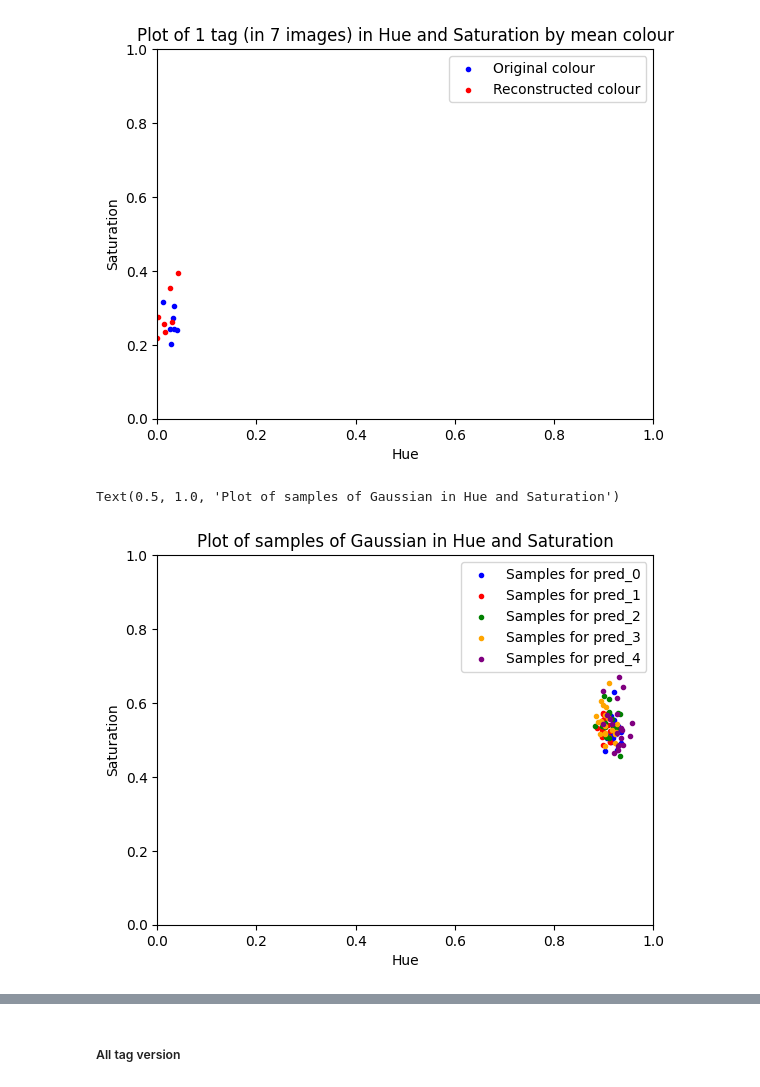
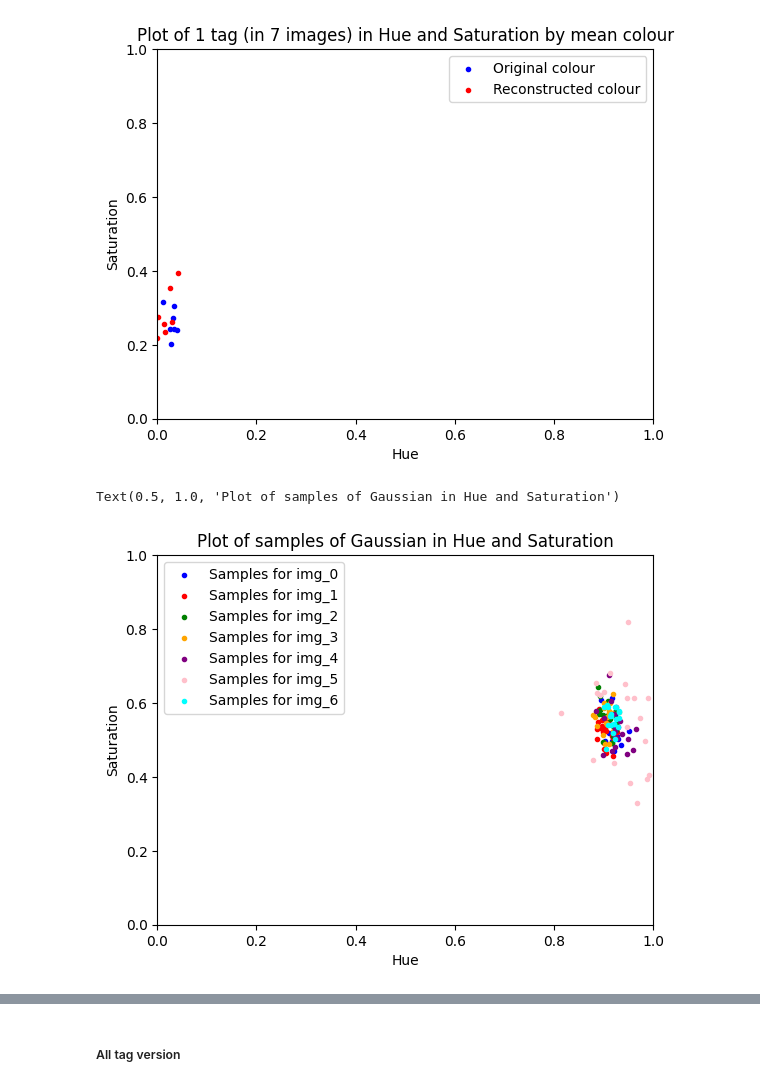
Before and after one commit to acb21kb/bumblebee-tags, a Jupyter notebook: open_files.ipynb, the cells around one changed output, grey strips where cells are left out. Cells and saved outputs as stored; diff of their text form; code cells hidden in the pictures.

```diff
--- a/open_files.ipynb
+++ b/open_files.ipynb
@@ -534,29 +560,32 @@ def getSamples(tagX: list, tagHessInv: list, n: int) -> np.array:
 # %%
 # originalHS = np.array([[h, s] for (h, _, s) in [colorsys.rgb_to_hls(x['Red'], x['Green'], x['Blue']) for index, x in onlyTag0.iterrows()]])
 # predHS = np.array([[h, s] for (h, _, s) in [colorsys.rgb_to_hls(c[0], c[1], c[2]) for c in tag0PredColours]])
 
 hsSamples = getSamples(tag0X, tag0HessInv, 0)
 hsSamples1 = getSamples(tag0X, tag0HessInv, 1)
 hsSamples2 = getSamples(tag0X, tag0HessInv, 2)
 hsSamples3 = getSamples(tag0X, tag0HessInv, 3)
 hsSamples4 = getSamples(tag0X, tag0HessInv, 4)
+hsSamples5 = getSamples(tag0X, tag0HessInv, 5)
+hsSamples6 = getSamples(tag0X, tag0HessInv, 6)
 
 ax = plt.axes()
 ax.set(xlim=(0, 1.0), ylim=(0, 1.0))
 
-plt.scatter(hsSamples[:, 0], hsSamples[:, 1], c='b', marker='.', label='Samples for pred_0')
-plt.scatter(hsSamples1[:, 0], hsSamples1[:, 1], c='r', marker='.', label='Samples for pred_1')
-plt.scatter(hsSamples2[:, 0], hsSamples2[:, 1], c='g', marker='.', label='Samples for pred_2')
-plt.scatter(hsSamples3[:, 0], hsSamples3[:, 1], c='orange', marker='.', label='Samples for pred_3')
-plt.scatter(hsSamples4[:, 0], hsSamples4[:, 1], c='purple', marker='.', label='Samples for pred_4')
-
+plt.scatter(hsSamples[:, 0], hsSamples[:, 1], c='b', marker='.', label='Samples for img_0')
+plt.scatter(hsSamples1[:, 0], hsSamples1[:, 1], c='r', marker='.', label='Samples for img_1')
+plt.scatter(hsSamples2[:, 0], hsSamples2[:, 1], c='g', marker='.', label='Samples for img_2')
+plt.scatter(hsSamples3[:, 0], hsSamples3[:, 1], c='orange', marker='.', label='Samples for img_3')
+plt.scatter(hsSamples4[:, 0], hsSamples4[:, 1], c='purple', marker='.', label='Samples for img_4')
+plt.scatter(hsSamples5[:, 0], hsSamples5[:, 1], c='pink', marker='.', label='Samples for img_5')
+plt.scatter(hsSamples6[:, 0], hsSamples6[:, 1], c='cyan', marker='.', label='Samples for img_6')
 plt.legend()
 plt.xlabel('Hue')
 plt.ylabel('Saturation')
 plt.title(label='Plot of samples of Gaussian in Hue and Saturation')
 # %% [output]
 Text(0.5, 1.0, 'Plot of samples of Gaussian in Hue and Saturation')
-[figure, old version]
+[figure, new version]
 # %%
 # Inverse Hessian can be used as covariance of the Gaussian
 covA = np.linalg.inv(tag0HessInv[0][2:5,2:5])
```
Also changed, not shown: parts of 7 cells of this notebook.
